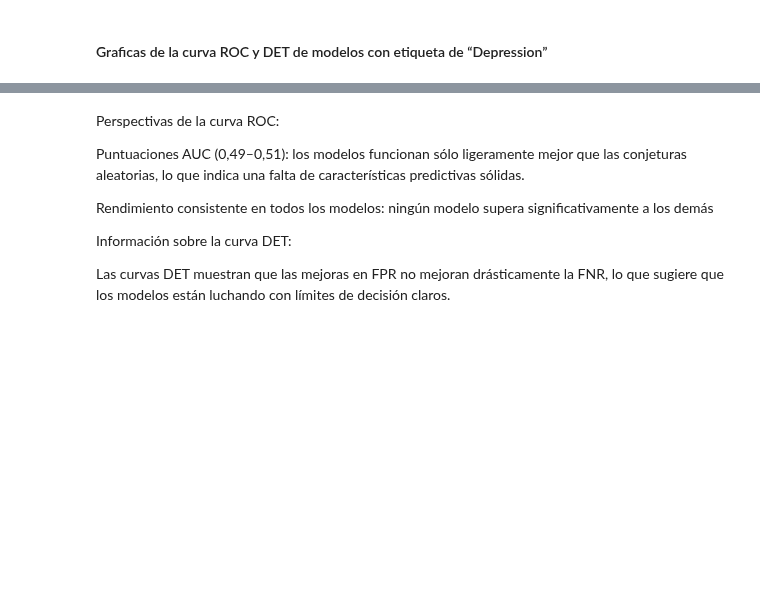
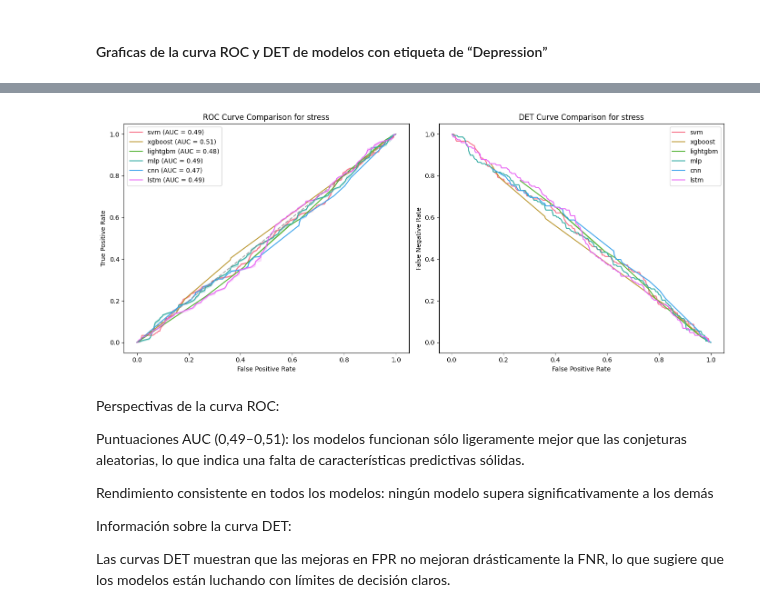
Before and after one commit to PosgradoMNA/Proyecto_Integrador_Equipo_11, a Jupyter notebook: notebooks/AlternativeModels.ipynb, the cells around one changed output, grey strips where cells are left out. Drawn from its saved outputs; the diff is of its cells as text; code cells hidden in the pictures; blank space fills up the shorter version.

```diff
--- a/notebooks/AlternativeModels.ipynb
+++ b/notebooks/AlternativeModels.ipynb
@@ -1295,3 +1359,7 @@ plt.show()
+# %%
+plot_roc_auc_for_all_models(val_data, target_label='stress')
+# %% [output]
+[figure, added]
 # %% [markdown]
 Perspectivas de la curva ROC:
 
```
Also changed, not shown: parts of 36 cells of this notebook.
